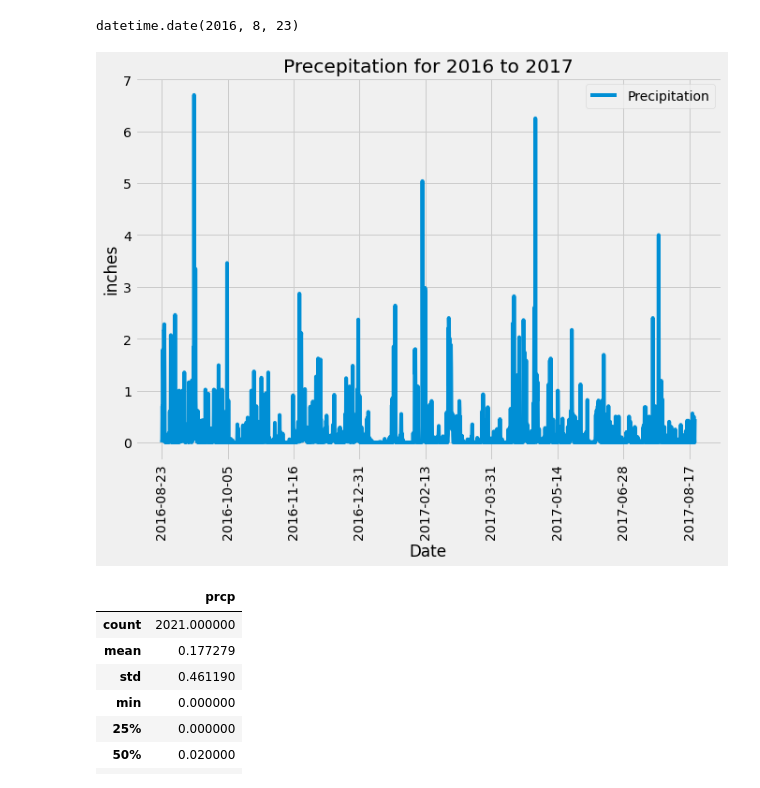
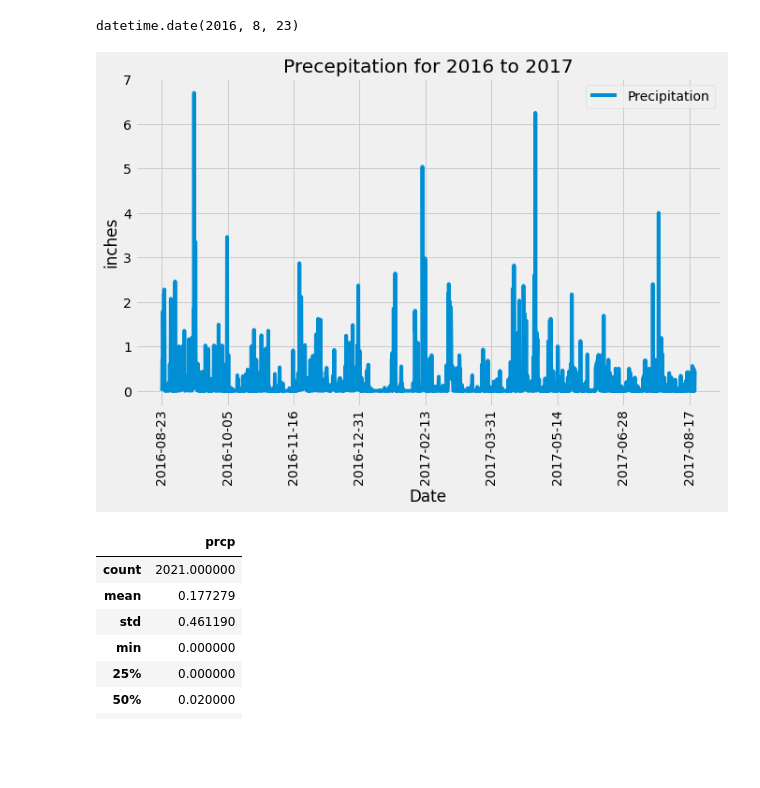
Before and after one commit to sravitham/sqlalchemy-challenge, a Jupyter notebook: climate_starter.ipynb, the cells around one changed output. Drawn from its saved outputs; the diff is of its cells as text; code cells hidden in the pictures; blank space fills up the shorter version.

```diff
--- a/climate_starter.ipynb
+++ b/climate_starter.ipynb
@@ -52,34 +52,34 @@ datetime.date(2016, 8, 23)
 # %%
 # Design a query to retrieve the last 12 months of precipitation data and plot the results.
 # Starting from the most recent data point in the database.
 
 # Calculate the date one year from the last date in data set.
 
 precep = session.query(Measurement.date, Measurement.prcp).\
                     filter(Measurement.date >= last_twelve_months).all()
 # Perform a query to retrieve the data and precipitation scores
 
 
 # Save the query results as a Pandas DataFrame and set the index to the date column
 date_precep_df =pd.DataFrame(precep, columns=["date","prcp"])
 date_precep_df=date_precep_df.dropna(how="any")
 
 
 # Sort the dataframe by date
 date_precep_df=date_precep_df.sort_values(["date"], ascending=True)
 date_precep_df=date_precep_df.set_index("date")
 
 # Use Pandas Plotting with Matplotlib to plot the data
-date_precep_df.plot(rot=90, figsize=(10,7))
+date_precep_df.plot(rot=90, figsize=(10,6))
 plt.title("Precepitation for 2016 to 2017")
 plt.ylabel("inches")
 plt.xlabel("Date")
 # plt.grid(True)
 plt.legend(["Precipitation"],loc="best")
-plt.savefig("images/precipitation.png")
+plt.savefig("images/precipitation.png", bbox_inches = "tight")
 plt.show()
 # %% [output]
-[figure, old version]
+[figure, new version]
 # %%
 # Use Pandas to calcualte the summary statistics for the precipitation data
 date_precep_df.describe()
```
Also changed, not shown: parts of 1 cell of this notebook, 3 other files.
